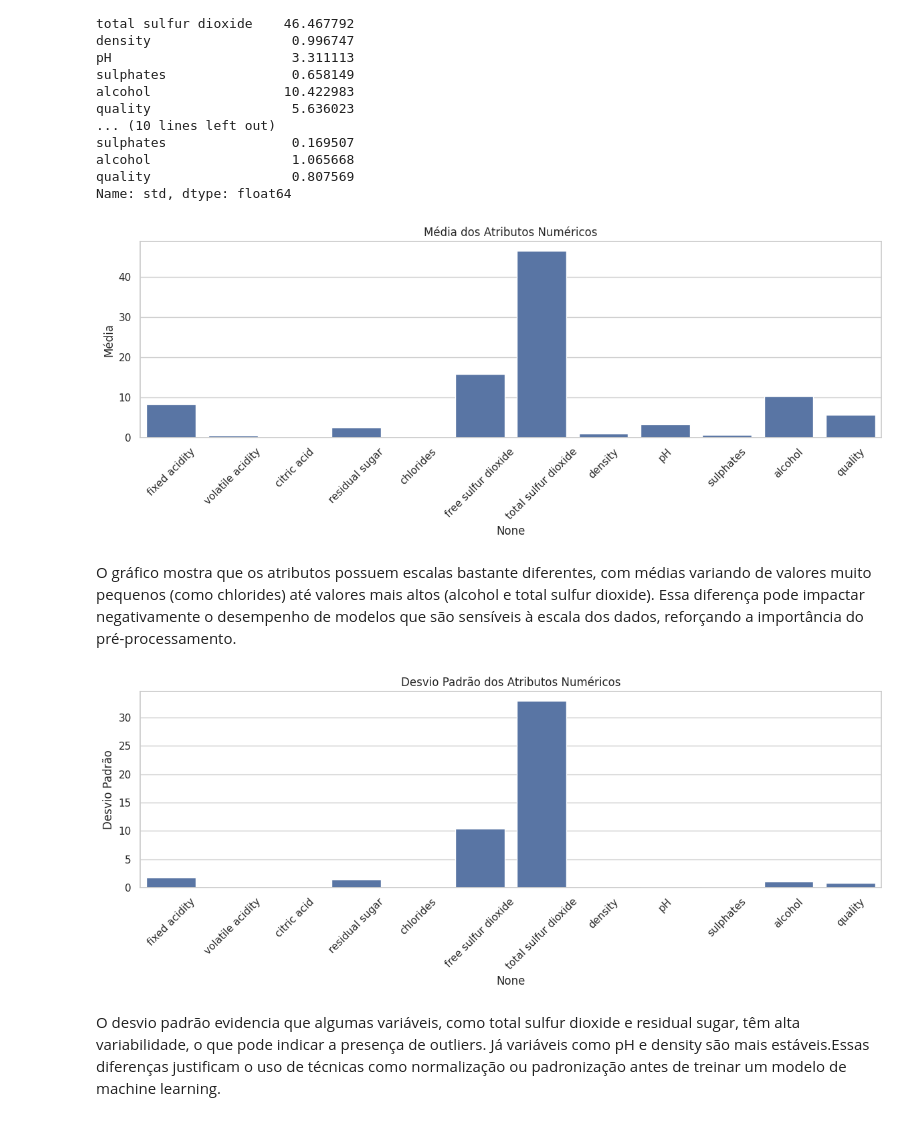
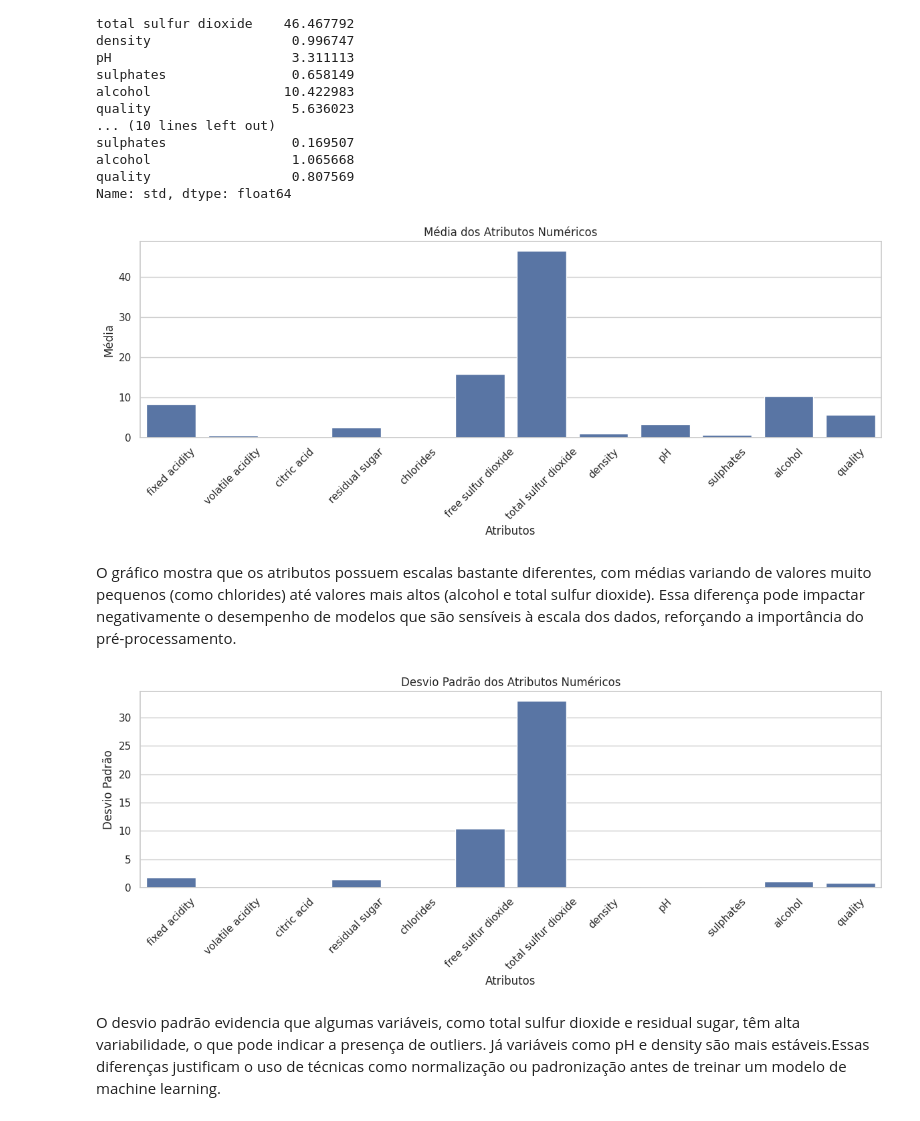
Before and after one commit to gu055805/MVP_An-liseDados, a Jupyter notebook: MVP_ANÁLISE_DADOS_e_BOAS_PRÁTICAS.ipynb, the cells around one changed output. Drawn from its saved outputs; the diff is of its cells as text; code cells hidden in the pictures.

```diff
--- a/MVP_ANÁLISE_DADOS_e_BOAS_PRÁTICAS.ipynb
+++ b/MVP_ANÁLISE_DADOS_e_BOAS_PRÁTICAS.ipynb
@@ -186,14 +186,15 @@ Name: std, dtype: float64
 # %%
 # Gráfico de barras da média dos atributos
 plt.figure(figsize=(12, 5))
 sns.barplot(x=stats_mean.index, y=stats_mean.values)
 plt.title('Média dos Atributos Numéricos')
 plt.ylabel('Média')
+plt.xlabel('Atributos')
 plt.xticks(rotation=45)
 plt.tight_layout()
 plt.show()
 # %% [output]
-[figure, old version]
+[figure, new version]
 # %% [markdown]
 O gráfico mostra que os atributos possuem escalas bastante diferentes, com médias variando de valores muito pequenos (como chlorides) até valores mais altos (alcohol e total sulfur dioxide). Essa diferença pode impactar negativamente o desempenho de modelos que são sensíveis à escala dos dados, reforçando a importância do pré-processamento.
 # %%
@@ -202,11 +203,12 @@ plt.figure(figsize=(12, 5))
 sns.barplot(x=stats_std.index, y=stats_std.values)
 plt.title('Desvio Padrão dos Atributos Numéricos')
 plt.ylabel('Desvio Padrão')
+plt.xlabel('Atributos')
 plt.xticks(rotation=45)
 plt.tight_layout()
 plt.show()
 # %% [output]
-[figure, old version]
+[figure, new version]
 # %% [markdown]
 O desvio padrão evidencia que algumas variáveis, como total sulfur dioxide e residual sugar, têm alta variabilidade, o que pode indicar a presença de outliers. Já variáveis como pH e density são mais estáveis.Essas diferenças justificam o uso de técnicas como normalização ou padronização antes de treinar um modelo de machine learning.
 # %%
```
